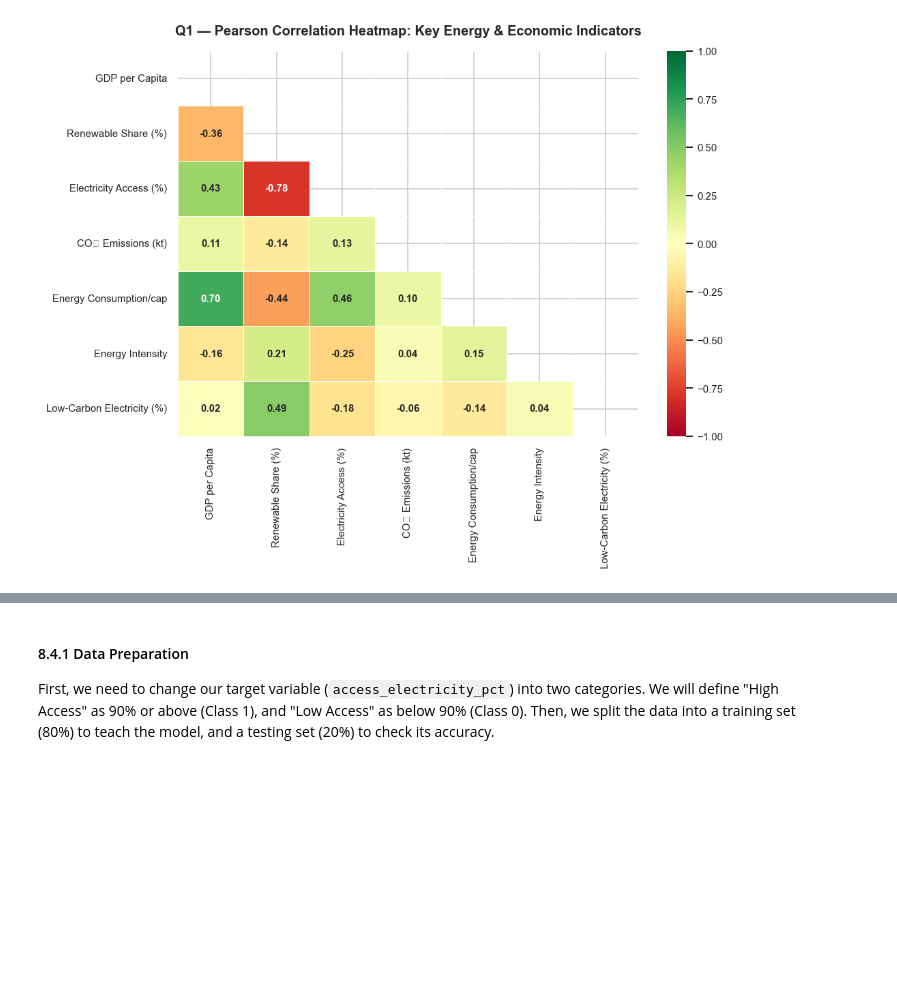
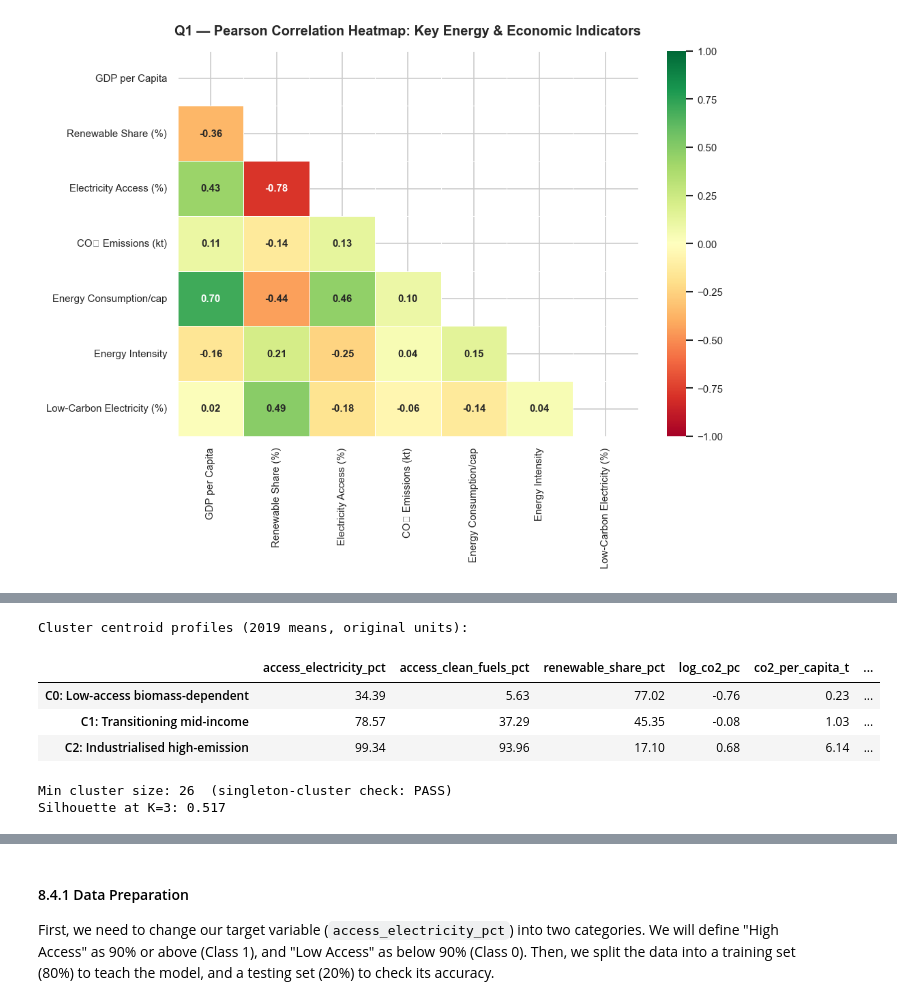
Before and after one commit to huichiy/Data_Science_Fund, a Jupyter notebook: TT3L_G08_Notebook.ipynb, the cells around one changed output, grey strips where cells are left out. Saved outputs shown, nothing was run; the diff lists cells and outputs as text; code cells hidden in the pictures; blank space fills up the shorter version.

```diff
--- a/TT3L_GXX_Notebook.ipynb
+++ b/TT3L_G08_Notebook.ipynb
@@ -1068,0 +1215,33 @@ plt.show()
+# %%
+K_FINAL = 3
+kmeans = KMeans(n_clusters=K_FINAL, random_state=42, n_init=10).fit(X_q3)
+q3_snap = q3_snap.copy()
+q3_snap['cluster'] = kmeans.labels_
+
+# Cluster centroid profiles (means on original scale)
+profile = q3_snap.groupby('cluster')[q3_features].mean().round(2)
+profile['co2_per_capita_t'] = q3_snap.groupby('cluster')['co2_per_capita_t'].mean().round(2)
+profile['n_countries']      = q3_snap.groupby('cluster').size()
+
+# Assign descriptive names based on observed profiles
+cluster_names = {
+    0: 'Low-access biomass-dependent',
+    1: 'Transitioning mid-income',
+    2: 'Industrialised high-emission',
+}
+profile.index = [f"C{i}: {cluster_names[i]}" for i in profile.index]
+
+print("Cluster centroid profiles (2019 means, original units):")
+display(profile)
+
+# Verify no singleton clusters
+print(f"\nMin cluster size: {profile['n_countries'].min()}  (singleton-cluster check: PASS)")
+print(f"Silhouette at K={K_FINAL}: {silhouette_score(X_q3, kmeans.labels_):.3f}")
+# %% [output]
+Cluster centroid profiles (2019 means, original units):
+|  | access_electricity_pct | access_clean_fuels_pct | renewable_share_pct | log_co2_pc | co2_per_capita_t | ... |
+| C0: Low-access biomass-dependent | 34.39 | 5.63 | 77.02 | -0.76 | 0.23 | ... |
+| C1: Transitioning mid-income | 78.57 | 37.29 | 45.35 | -0.08 | 1.03 | ... |
+| C2: Industrialised high-emission | 99.34 | 93.96 | 17.10 | 0.68 | 6.14 | ... |
+Min cluster size: 26  (singleton-cluster check: PASS)
+Silhouette at K=3: 0.517
```
Also changed, not shown: parts of 52 cells of this notebook, 8 other files.
